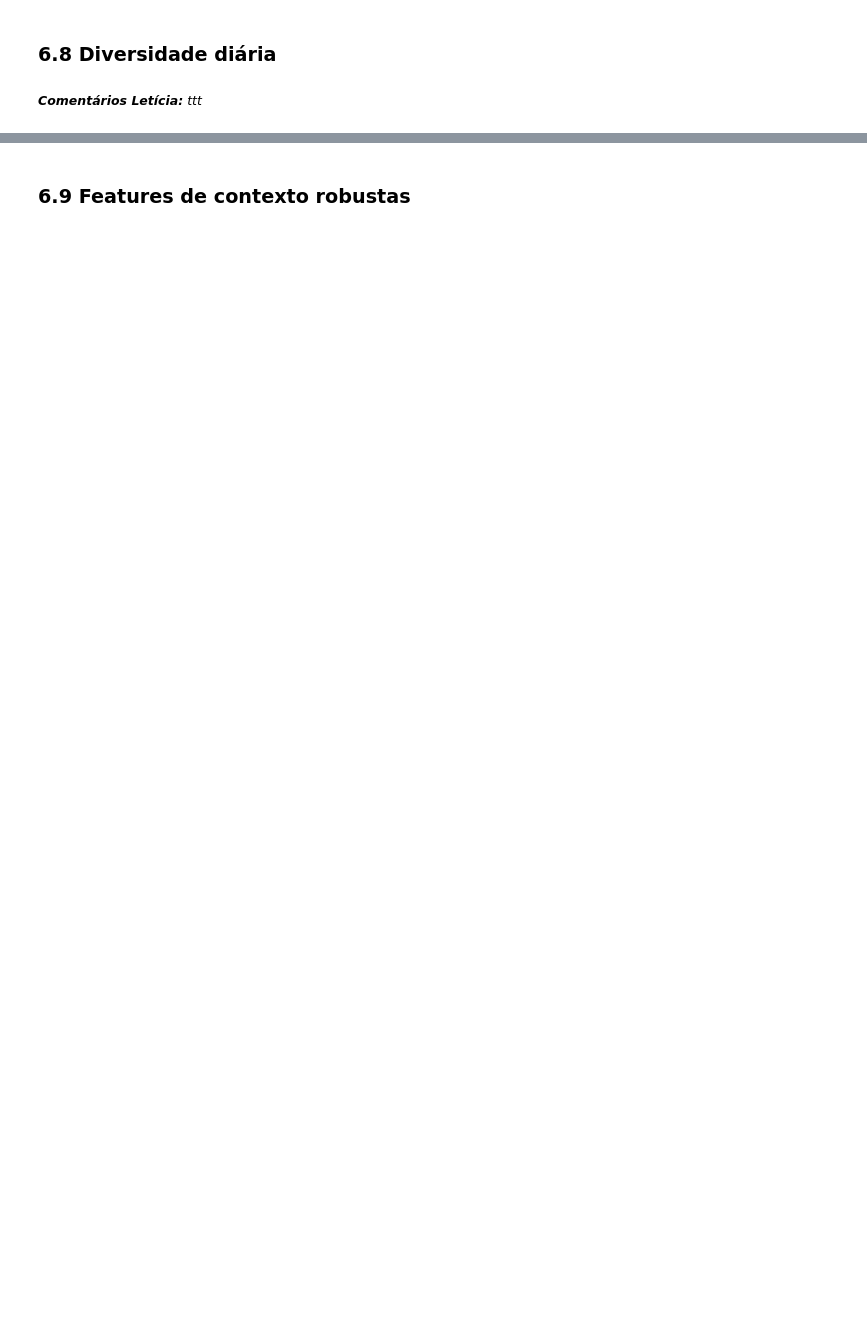
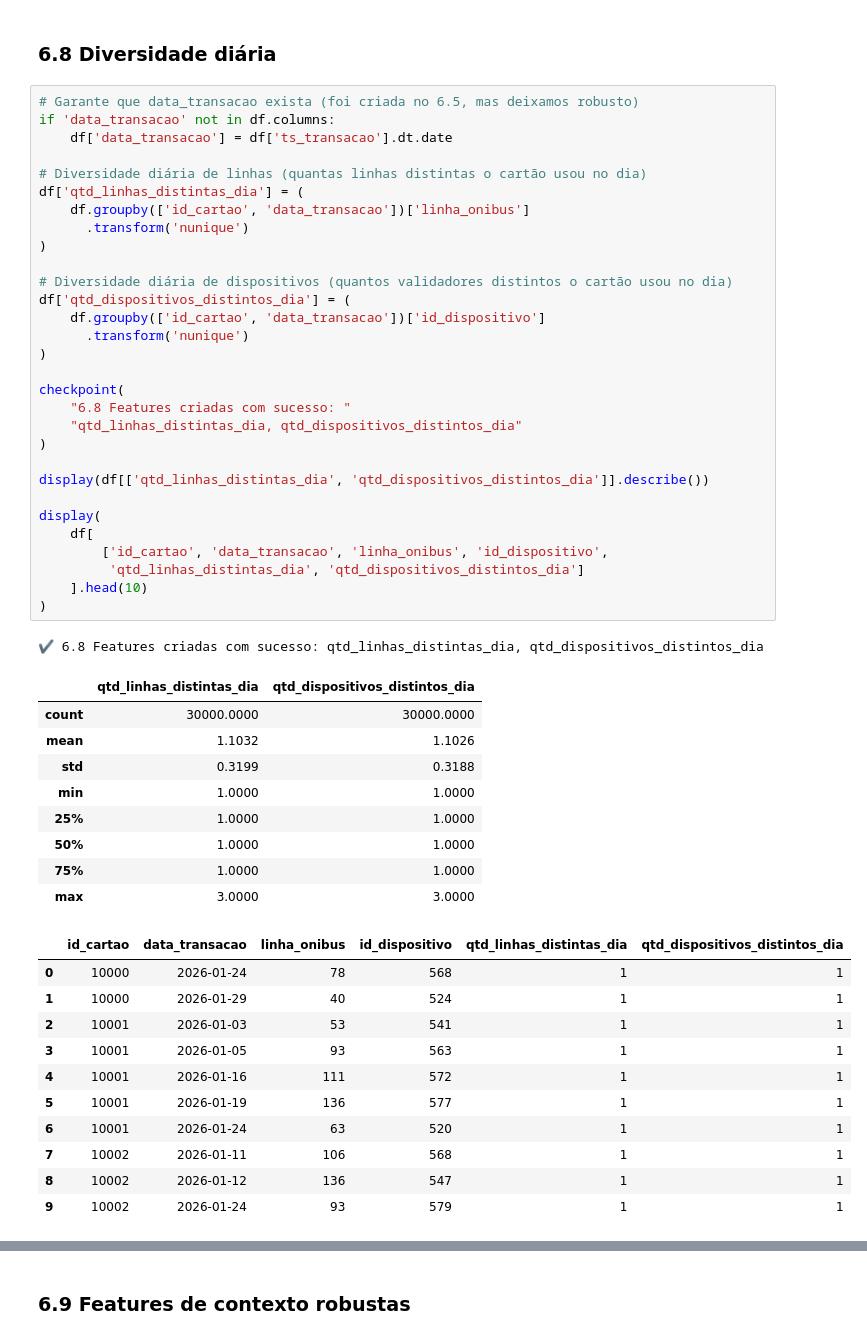
Before and after one commit to lpdata/fraude_bilhetagem, a Jupyter notebook: notebooks/02_tratamento_features.ipynb, the cells around one changed output, grey strips where cells are left out. Saved outputs shown, nothing was run; the diff lists cells and outputs as text; blank space fills up the shorter version.

```diff
--- a/notebooks/02_tratamento_features.ipynb
+++ b/notebooks/02_tratamento_features.ipynb
@@ -890,4 +1144,54 @@ Duplicatas em id_transacao: 0
 # %% [markdown]
 ### 6.8 Diversidade diária
-# %% [markdown]
-<small>***Comentários Letícia:** ttt*</small>
+# %%
+# Garante que data_transacao exista (foi criada no 6.5, mas deixamos robusto)
+if 'data_transacao' not in df.columns:
+    df['data_transacao'] = df['ts_transacao'].dt.date
+
+# Diversidade diária de linhas (quantas linhas distintas o cartão usou no dia)
+df['qtd_linhas_distintas_dia'] = (
+    df.groupby(['id_cartao', 'data_transacao'])['linha_onibus']
+      .transform('nunique')
+)
+
+# Diversidade diária de dispositivos (quantos validadores distintos o cartão usou no dia)
+df['qtd_dispositivos_distintos_dia'] = (
+    df.groupby(['id_cartao', 'data_transacao'])['id_dispositivo']
+      .transform('nunique')
+)
+
+checkpoint(
+    "6.8 Features criadas com sucesso: "
+    "qtd_linhas_distintas_dia, qtd_dispositivos_distintos_dia"
+)
+
+display(df[['qtd_linhas_distintas_dia', 'qtd_dispositivos_distintos_dia']].describe())
+
+display(
+    df[
+        ['id_cartao', 'data_transacao', 'linha_onibus', 'id_dispositivo',
+         'qtd_linhas_distintas_dia', 'qtd_dispositivos_distintos_dia']
+    ].head(10)
+)
+# %% [output]
+✔ 6.8 Features criadas com sucesso: qtd_linhas_distintas_dia, qtd_dispositivos_distintos_dia
+|  | qtd_linhas_distintas_dia | qtd_dispositivos_distintos_dia |
+| count | 30000.0000 | 30000.0000 |
+| mean | 1.1032 | 1.1026 |
+| std | 0.3199 | 0.3188 |
+| min | 1.0000 | 1.0000 |
+| 25% | 1.0000 | 1.0000 |
+| 50% | 1.0000 | 1.0000 |
+| 75% | 1.0000 | 1.0000 |
+| max | 3.0000 | 3.0000 |
+|  | id_cartao | data_transacao | linha_onibus | id_dispositivo | qtd_linhas_distintas_dia | qtd_dispositivos_distintos_dia |
+| 0 | 10000 | 2026-01-24 | 78 | 568 | 1 | 1 |
+| 1 | 10000 | 2026-01-29 | 40 | 524 | 1 | 1 |
+| 2 | 10001 | 2026-01-03 | 53 | 541 | 1 | 1 |
+| 3 | 10001 | 2026-01-05 | 93 | 563 | 1 | 1 |
+| 4 | 10001 | 2026-01-16 | 111 | 572 | 1 | 1 |
+| 5 | 10001 | 2026-01-19 | 136 | 577 | 1 | 1 |
+| 6 | 10001 | 2026-01-24 | 63 | 520 | 1 | 1 |
+| 7 | 10002 | 2026-01-11 | 106 | 568 | 1 | 1 |
+| 8 | 10002 | 2026-01-12 | 136 | 547 | 1 | 1 |
+| 9 | 10002 | 2026-01-24 | 93 | 579 | 1 | 1 |
```
Also changed, not shown: parts of 34 cells of this notebook.
